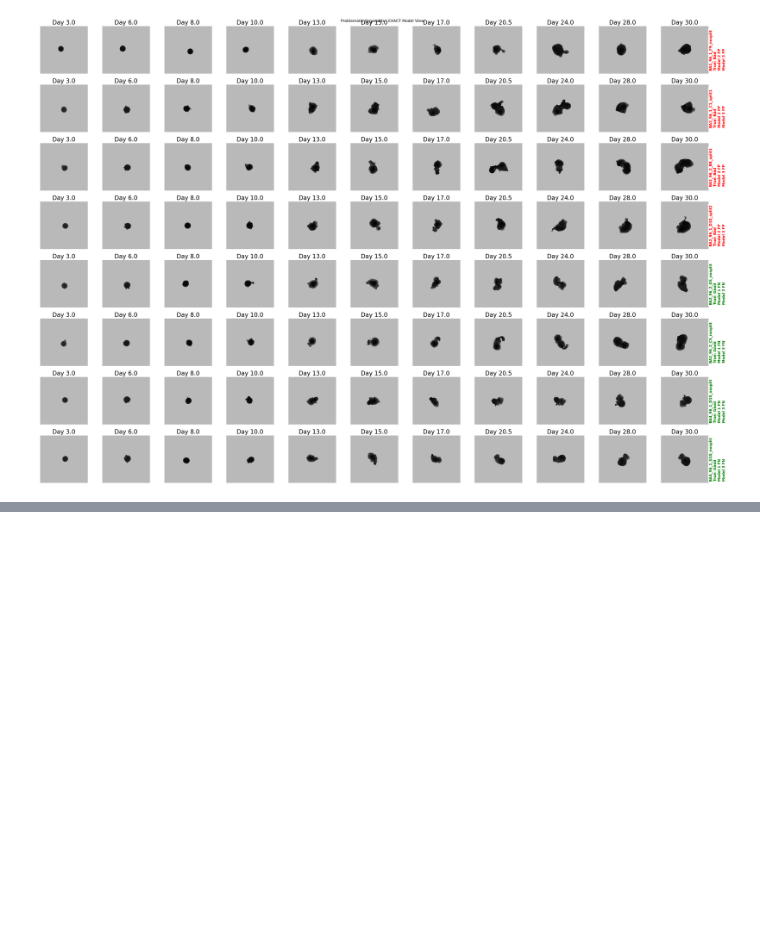
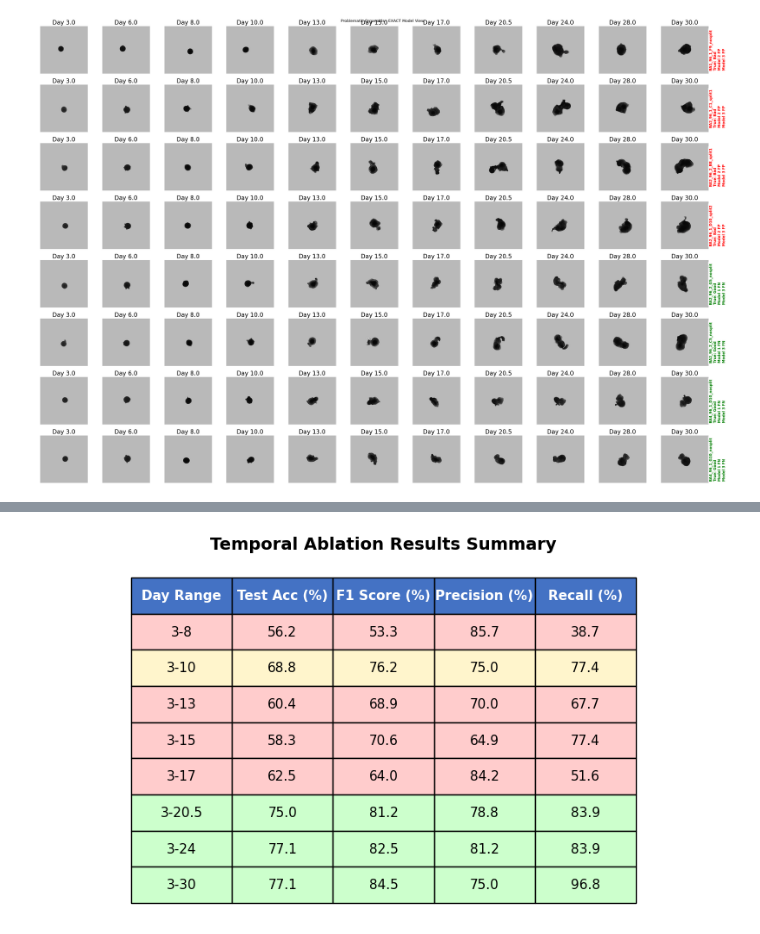
Before and after one commit to dsi-clinic/2025-promega-mini-test, a Jupyter notebook: analysis/images/series_data_prep/check_series.ipynb, the cells around one changed output, grey strips where cells are left out. Saved outputs shown, nothing was run; the diff lists cells and outputs as text; code cells hidden in the pictures; blank space fills up the shorter version.

```diff
--- a/analysis/images/series_data_prep/check_series.ipynb
+++ b/analysis/images/series_data_prep/check_series.ipynb
@@ -804,0 +891,42 @@ plt.show()
+# %%
+import pandas as pd
+import matplotlib.pyplot as plt
+
+# Create summary dataframe
+df = pd.DataFrame({
+    'Day Range': [f'3-{int(d) if d == int(d) else d}' for d in days],
+    'Test Acc (%)': [f'{acc:.1f}' for acc in test_acc],
+    'F1 Score (%)': [f'{r["test_f1"]*100:.1f}' for r in results],
+    'Precision (%)': [f'{r["test_precision"]*100:.1f}' for r in results],
+    'Recall (%)': [f'{r["test_recall"]*100:.1f}' for r in results]
+})
+
+fig, ax = plt.subplots(figsize=(10, 5))
+ax.axis('tight')
+ax.axis('off')
+
+table = ax.table(cellText=df.values, colLabels=df.columns,
+                cellLoc='center', loc='center',
+                colWidths=[0.15, 0.15, 0.15, 0.15, 0.15])
+
+table.auto_set_font_size(False)
+table.set_fontsize(11)
+table.scale(1, 2.5)
+
+# Color code the rows
+for i in range(len(df)):
+    acc = test_acc[i]
+    color = '#ffcccc' if acc < 65 else '#fff5cc' if acc < 72 else '#ccffcc'
+    for j in range(len(df.columns)):
+        table[(i+1, j)].set_facecolor(color)
+
+# Header styling
+for j in range(len(df.columns)):
+    table[(0, j)].set_facecolor('#4472C4')
+    table[(0, j)].set_text_props(weight='bold', color='white')
+
+plt.title('Temporal Ablation Results Summary', fontsize=14, fontweight='bold', pad=20)
+
+plt.show()
+# %% [output]
+[figure, added]
```
Also changed, not shown: parts of 3 cells of this notebook, 2 other files.
